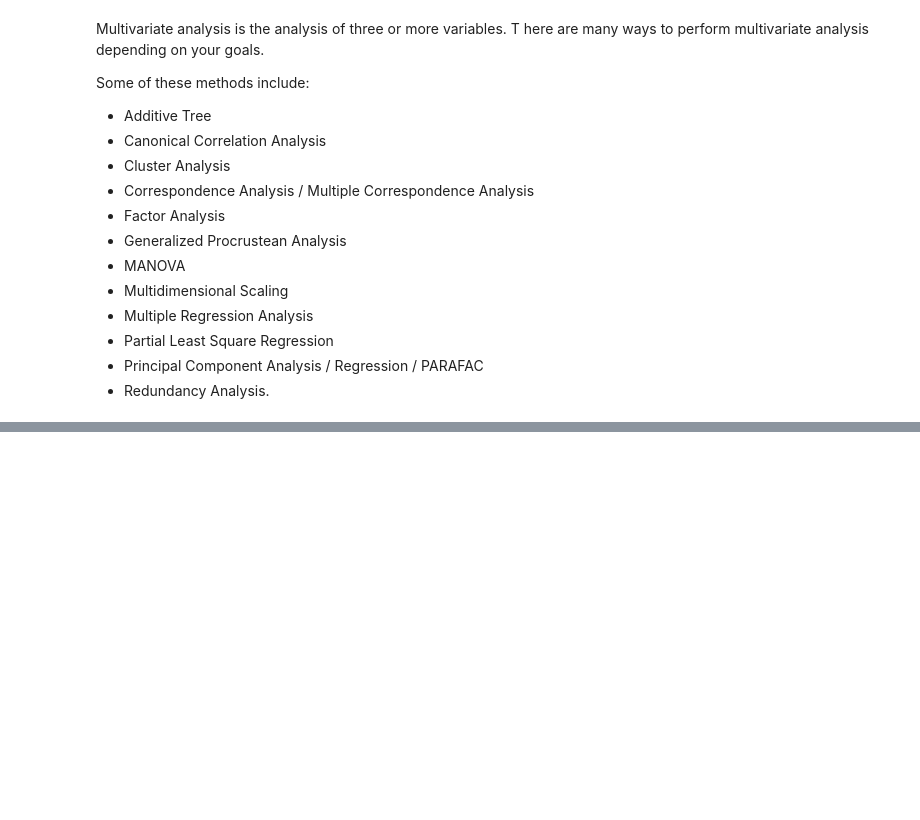
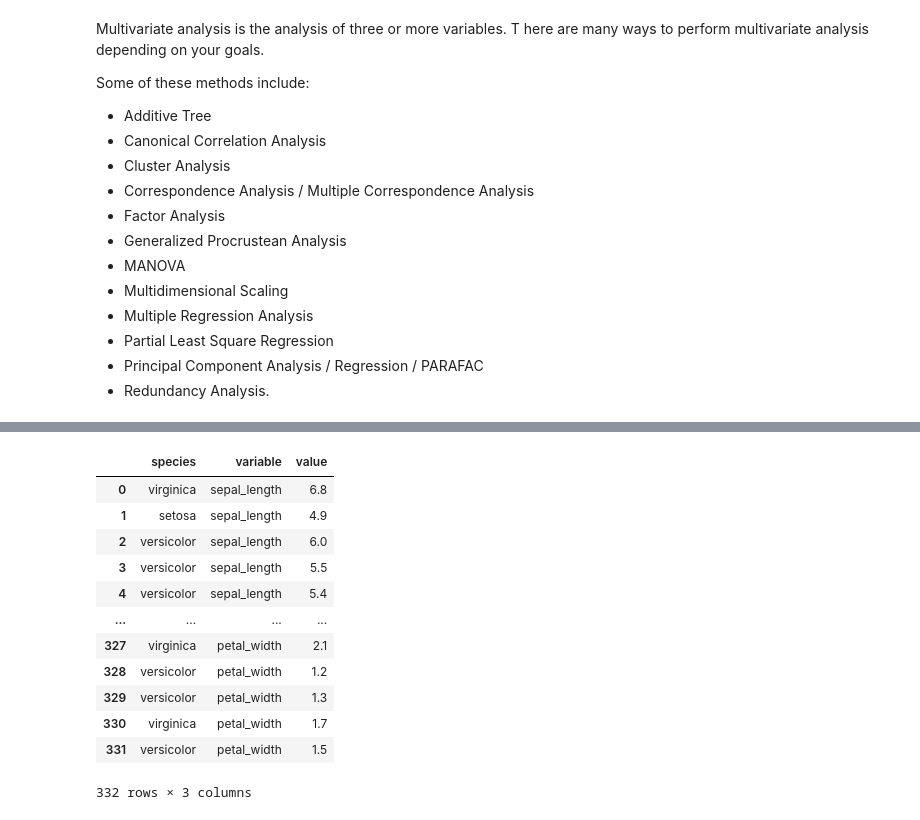
Before and after one commit to RobLMurphy92/classification-exercises, a Jupyter notebook: classification_exercises.ipynb, the cells around one changed output, grey strips where cells are left out. Drawn from its saved outputs; the diff is of its cells as text; code cells hidden in the pictures; blank space fills up the shorter version.

```diff
--- a/classification_exercises.ipynb
+++ b/classification_exercises.ipynb
@@ -972,0 +873,16 @@ Some of these methods include:
+# %%
+melted_numeric
+# %% [output]
+|  | species | variable | value |
+| 0 | virginica | sepal_length | 6.8 |
+| 1 | setosa | sepal_length | 4.9 |
+| 2 | versicolor | sepal_length | 6.0 |
+| 3 | versicolor | sepal_length | 5.5 |
+| 4 | versicolor | sepal_length | 5.4 |
+| ... | ... | ... | ... |
+| 327 | virginica | petal_width | 2.1 |
+| 328 | versicolor | petal_width | 1.2 |
+| 329 | versicolor | petal_width | 1.3 |
+| 330 | virginica | petal_width | 1.7 |
+| 331 | versicolor | petal_width | 1.5 |
+332 rows × 3 columns
```
Also changed, not shown: parts of 31 cells of this notebook.
